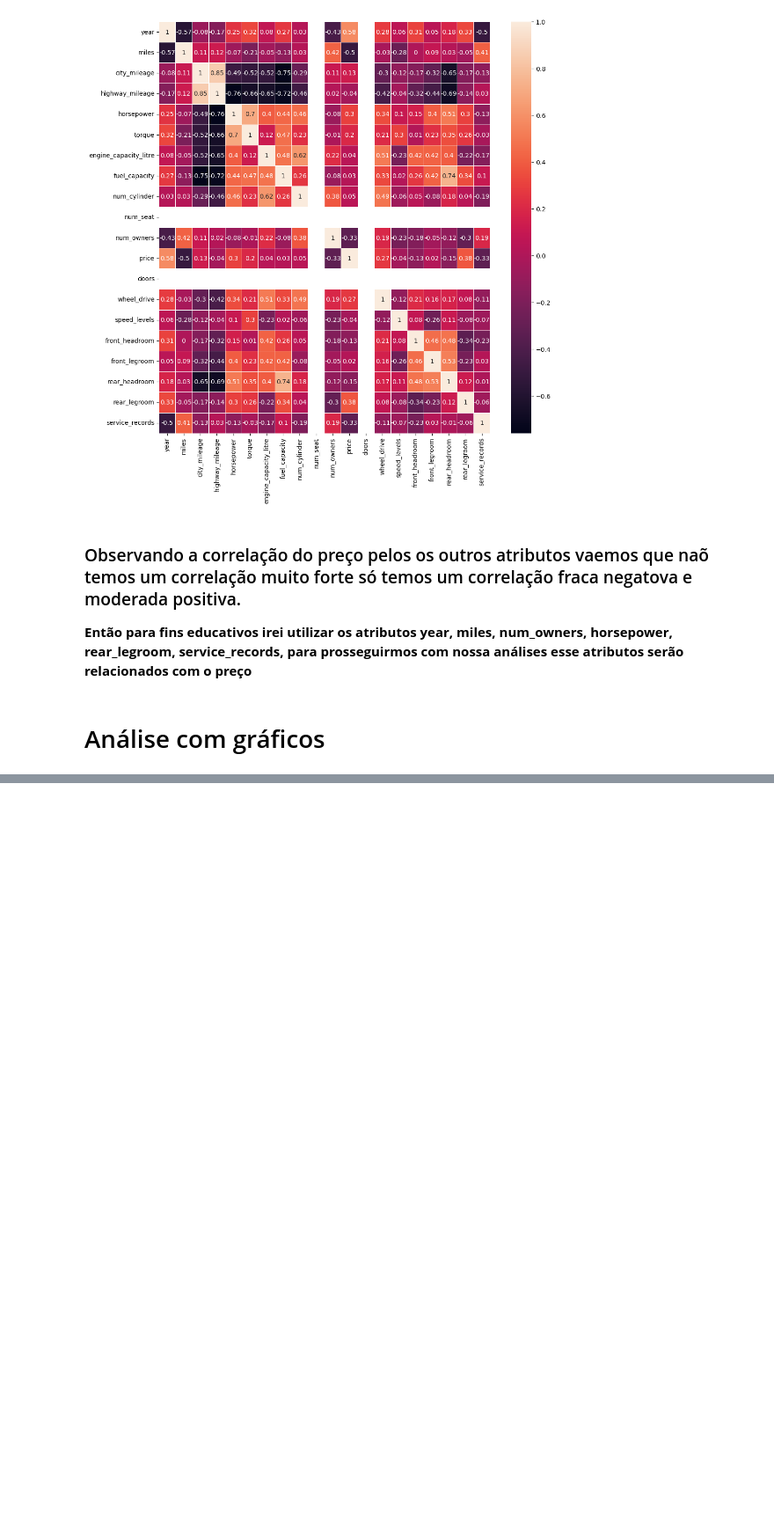
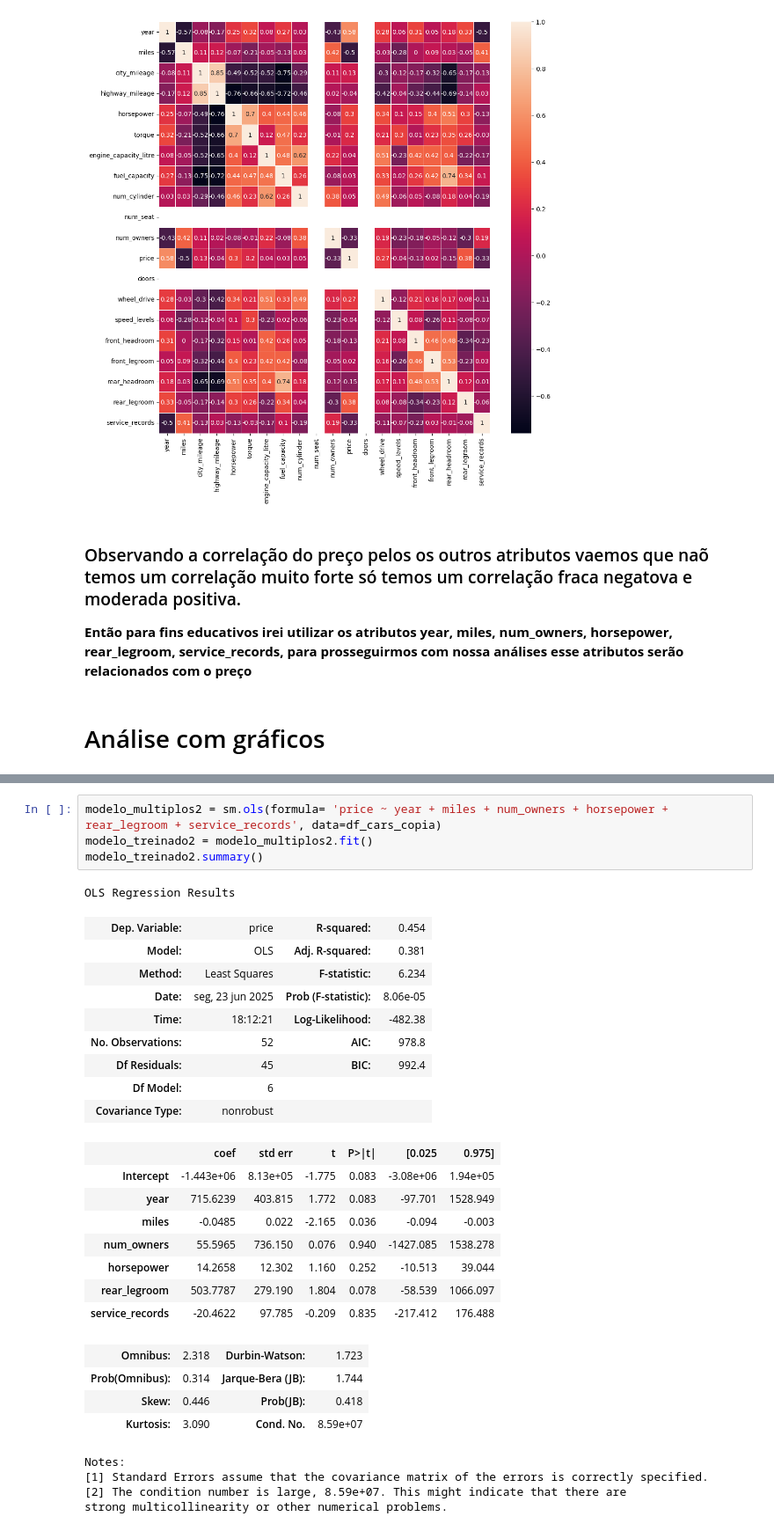
Before and after one commit to JacksonvBarbosa/Analise_Carros, a Jupyter notebook: cars_ml.ipynb, the cells around one changed output, grey strips where cells are left out. Shown at 88% size. Cells and saved outputs as stored; diff of their text form; blank space fills up the shorter version.

```diff
--- a/cars_ml.ipynb
+++ b/cars_ml.ipynb
@@ -631,0 +403,31 @@ array([[2.0180e+03, 1.9950e+04, 1.5800e+02, 3.7400e+01, 9.0000e+00,
+# %%
+modelo_multiplos2 = sm.ols(formula= 'price ~ year + miles + num_owners + horsepower + rear_legroom + service_records', data=df_cars_copia)
+modelo_treinado2 = modelo_multiplos2.fit()
+modelo_treinado2.summary()
+# %% [output]
+OLS Regression Results
+| Dep. Variable: | price | R-squared: | 0.454 |
+| Model: | OLS | Adj. R-squared: | 0.381 |
+| Method: | Least Squares | F-statistic: | 6.234 |
+| Date: | seg, 23 jun 2025 | Prob (F-statistic): | 8.06e-05 |
+| Time: | 18:12:21 | Log-Likelihood: | -482.38 |
+| No. Observations: | 52 | AIC: | 978.8 |
+| Df Residuals: | 45 | BIC: | 992.4 |
+| Df Model: | 6 |  |  |
+| Covariance Type: | nonrobust |  |  |
+|  | coef | std err | t | P>|t| | [0.025 | 0.975] |
+| Intercept | -1.443e+06 | 8.13e+05 | -1.775 | 0.083 | -3.08e+06 | 1.94e+05 |
+| year | 715.6239 | 403.815 | 1.772 | 0.083 | -97.701 | 1528.949 |
+| miles | -0.0485 | 0.022 | -2.165 | 0.036 | -0.094 | -0.003 |
+| num_owners | 55.5965 | 736.150 | 0.076 | 0.940 | -1427.085 | 1538.278 |
+| horsepower | 14.2658 | 12.302 | 1.160 | 0.252 | -10.513 | 39.044 |
+| rear_legroom | 503.7787 | 279.190 | 1.804 | 0.078 | -58.539 | 1066.097 |
+| service_records | -20.4622 | 97.785 | -0.209 | 0.835 | -217.412 | 176.488 |
+| Omnibus: | 2.318 | Durbin-Watson: | 1.723 |
+| Prob(Omnibus): | 0.314 | Jarque-Bera (JB): | 1.744 |
+| Skew: | 0.446 | Prob(JB): | 0.418 |
+| Kurtosis: | 3.090 | Cond. No. | 8.59e+07 |
+Notes:
+[1] Standard Errors assume that the covariance matrix of the errors is correctly specified.
+[2] The condition number is large, 8.59e+07. This might indicate that there are
+strong multicollinearity or other numerical problems.
```
Also changed, not shown: parts of 56 cells of this notebook.
